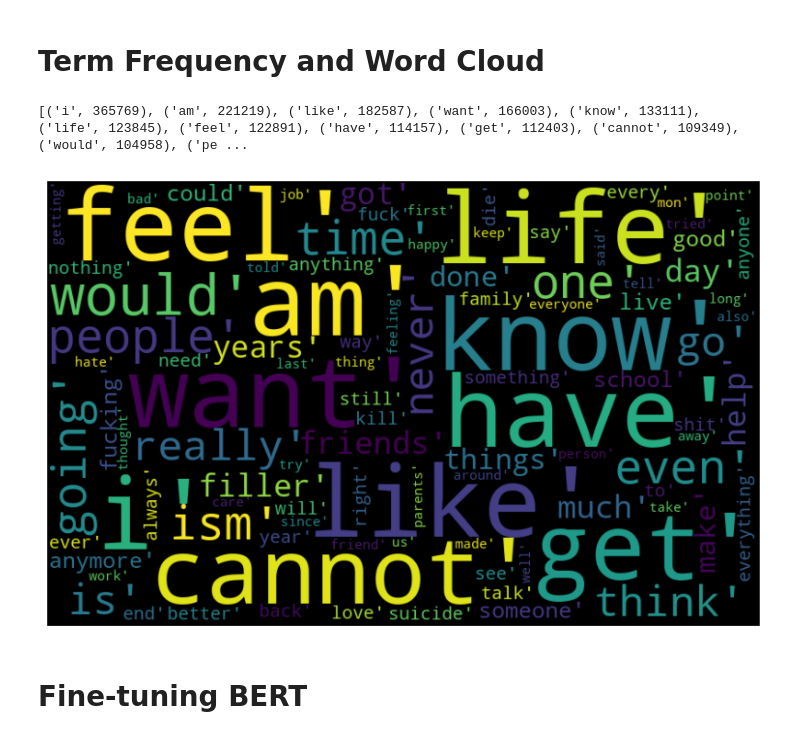
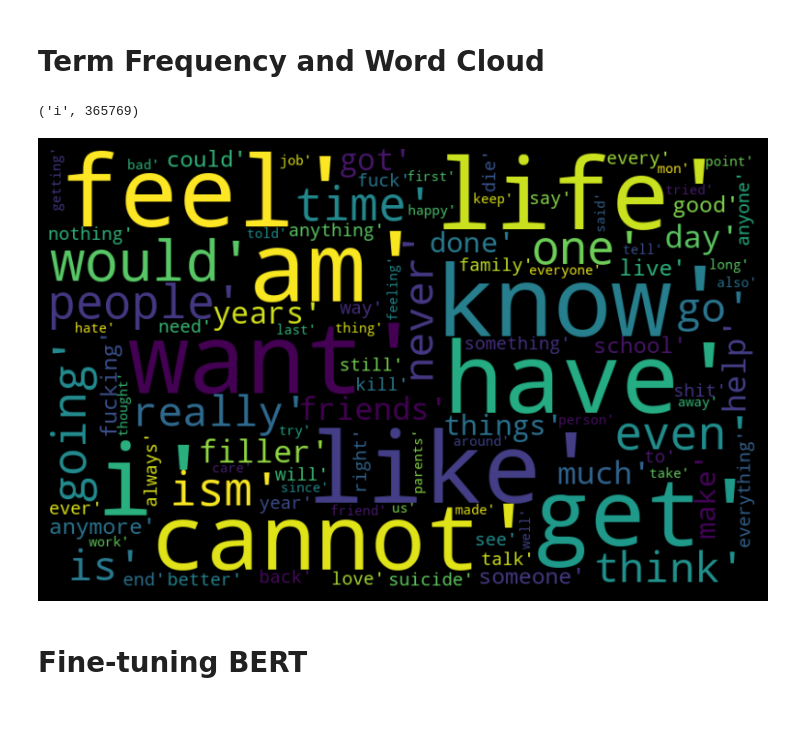
Before and after one commit to kimberlycao/Suicidal-BERT, a Jupyter notebook: suicide_detection.ipynb, the cells around one changed output. Cells and saved outputs as stored; diff of their text form; code cells hidden in the pictures.

```diff
--- a/suicide_detection.ipynb
+++ b/suicide_detection.ipynb
@@ -27,7 +27,7 @@ except OSError:
 Directory change successful
 # %%
 # Load dataset
-df = pd.read_csv('Suicide_Detection.csv')
+df = pd.read_csv('Data/Suicide_Detection.csv')
 df.head()
 # %% [output]
 |  | Unnamed: 0 | text | class |
@@ -183,17 +186,16 @@ for word_list in words:
 all_words = list(filter(None, all_words))
 
 most_common = FreqDist(all_words).most_common(100)
-print(most_common)
 # %% [output]
-[('i', 365769), ('am', 221219), ('like', 182587), ('want', 166003), ('know', 133111), ('life', 123845), ('feel', 122891), ('have', 114157), ('get', 112403), ('cannot', 109349), ('would', 104958), ('pe ...
+('i', 365769)
 # %%
 wordcloud = WordCloud(width=800, height=500, random_state=21, max_font_size=110).generate(str(most_common))
-fig = plt.figure(figsize=(10,7))
+fig = plt.figure(figsize=(10,7), facecolor='k')
 plt.imshow(wordcloud, interpolation="bilinear")
 plt.axis('off')
 plt.show()
 # %% [output]
-[figure, old version]
+[figure, new version]
 # %% [markdown]
 # Fine-tuning BERT
 # %%
```
Also changed, not shown: parts of 4 cells of this notebook.
